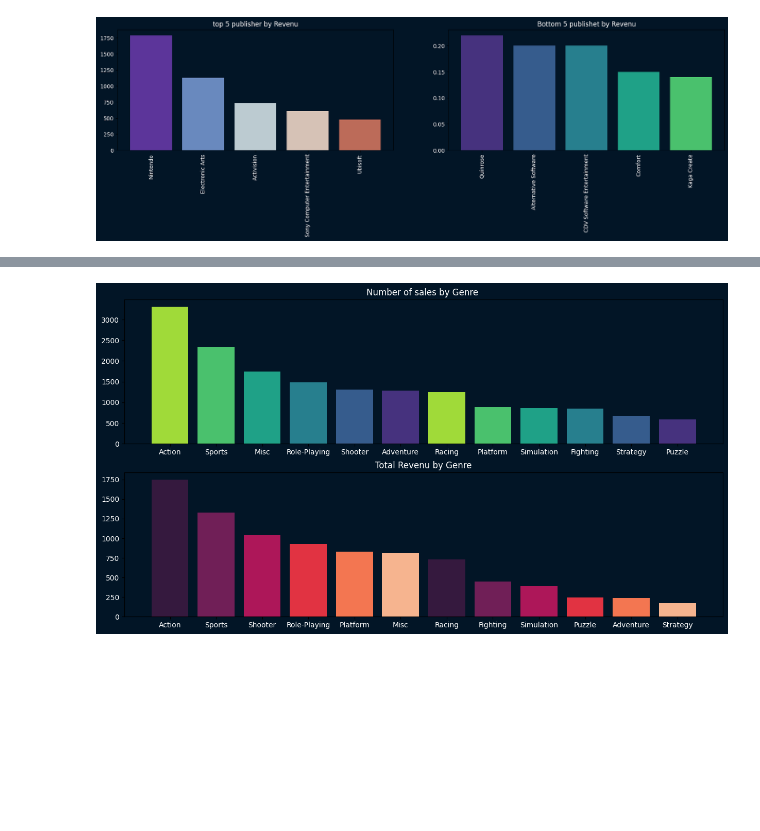
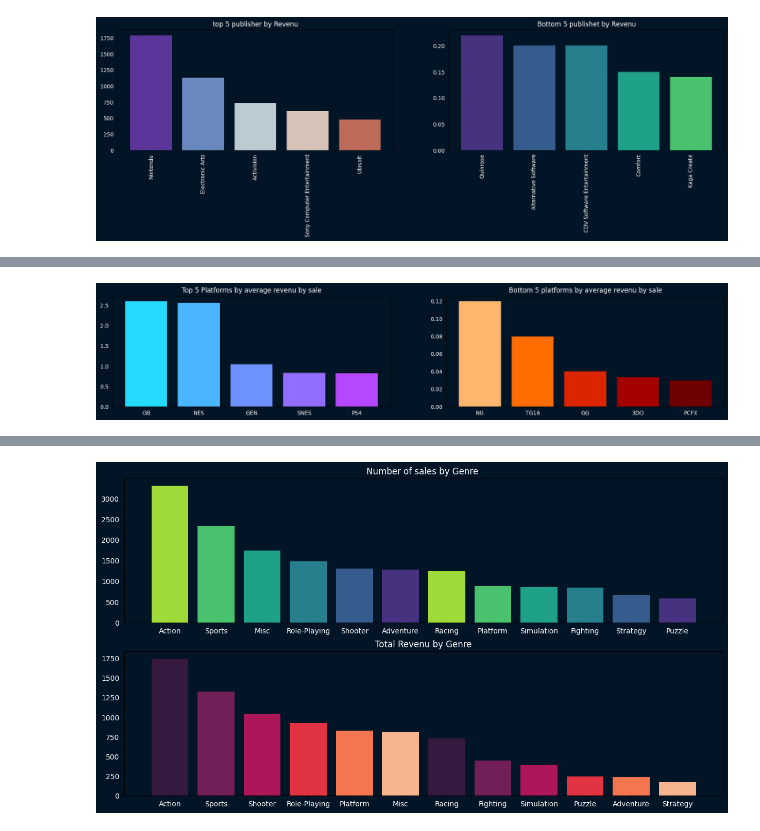
Before and after one commit to fazia92/Video-Games-Sales-Analysis, a Jupyter notebook: VGsales.ipynb, the cells around one changed output, grey strips where cells are left out. Cells and saved outputs as stored; diff of their text form; code cells hidden in the pictures; blank space fills up the shorter version.

```diff
--- a/VGsales.ipynb
+++ b/VGsales.ipynb
@@ -171,0 +176,38 @@ plt.show()
+# %%
+#average revenu per sale for each platform
+platform_avg = (
+    df.groupby("Platform")["Global_Sales"]               # 1
+      .agg(                                         # 2
+          Total_Revenue="sum",                      # 2a
+          Num_Sales="count"                         # 2b
+      )
+      .assign(                                      # 3
+          Avg_Revenue_per_Sale=lambda x: x["Total_Revenue"] / x["Num_Sales"]
+      )
+      .reset_index()                                # 4
+)
+platform_avg=platform_avg.sort_values(by="Avg_Revenue_per_Sale",ascending=False)
+
+#Top 10 platforme
+top_10_platforme_AVG = platform_avg.head(5)
+
+#Flop 10 platform
+flo_platforme_AVG= platform_avg.tail(5)
+
+#visualisation
+plt.figure(figsize=(20,8)).patch.set_facecolor('#021526')
+plt.subplot(2,2,1)
+plt.bar(top_10_platforme_AVG["Platform"],top_10_platforme_AVG["Avg_Revenue_per_Sale"], color=sns.color_palette("cool"))
+plt.title("Top 5 Platforms by average revenu by sale",color="white")
+plt.xticks(color="white")
+plt.yticks(color="white")
+plt.gca().set_facecolor("#021526")
+
+plt.subplot(2,2,2)
+plt.bar(flo_platforme_AVG["Platform"],flo_platforme_AVG["Avg_Revenue_per_Sale"],color=sns.color_palette("gist_heat_r"))
+plt.title("Bottom 5 platforms by average revenu by sale",color="white")
+plt.xticks(color="white")
+plt.yticks(color="white")
+plt.gca().set_facecolor("#021526")
+# %% [output]
+[figure, added]
```
Also changed, not shown: parts of 11 cells of this notebook.
